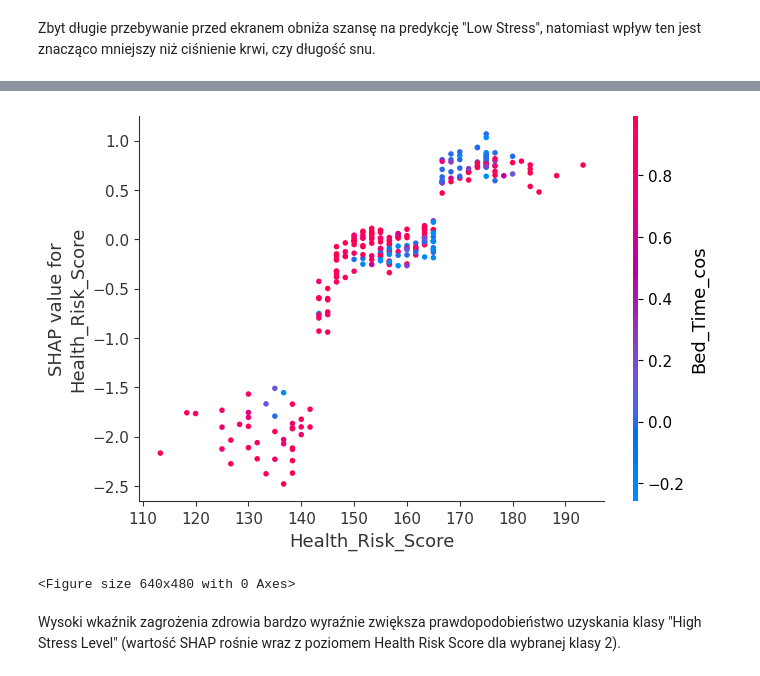
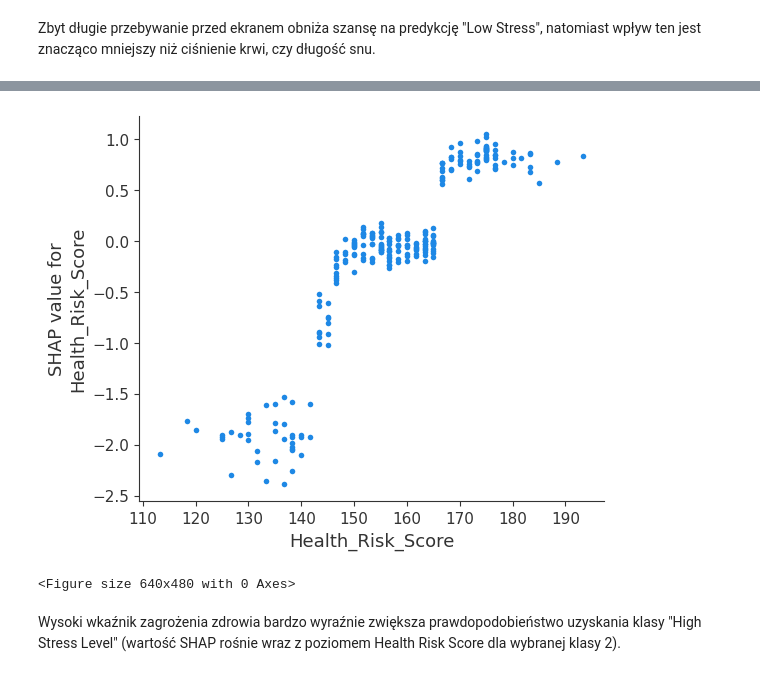
Before and after one commit to Sumitjadhav5004/ML-Stress-Prediction, a Jupyter notebook: stress_prediction.ipynb, the cells around one changed output, grey strips where cells are left out. Cells and saved outputs as stored; diff of their text form; code cells hidden in the pictures.

```diff
--- a/stress_prediction.ipynb
+++ b/stress_prediction.ipynb
@@ -589,16 +609,17 @@ plt.show()
 # %%
 chosen_class = 2
 chosen_feature = 'Health_Risk_Score'
 
 shap.dependence_plot(
     chosen_feature,
     shap_values[:, :, chosen_class],
     X_test,
+    interaction_index=None,
 )
 plt.tight_layout()
 plt.show()
 # %% [output]
-[figure, old version]
+[figure, new version]
 <Figure size 640x480 with 0 Axes>
 # %% [markdown]
 Wysoki wkaźnik zagrożenia zdrowia bardzo wyraźnie zwiększa prawdopodobieństwo uzyskania klasy "High Stress Level" (wartość SHAP rośnie wraz z poziomem Health Risk Score dla wybranej klasy 2).
```
Also changed, not shown: parts of 14 cells of this notebook, 1 other file.
